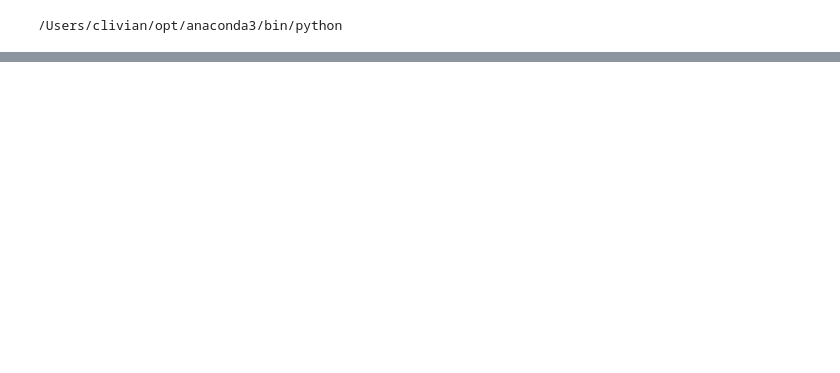
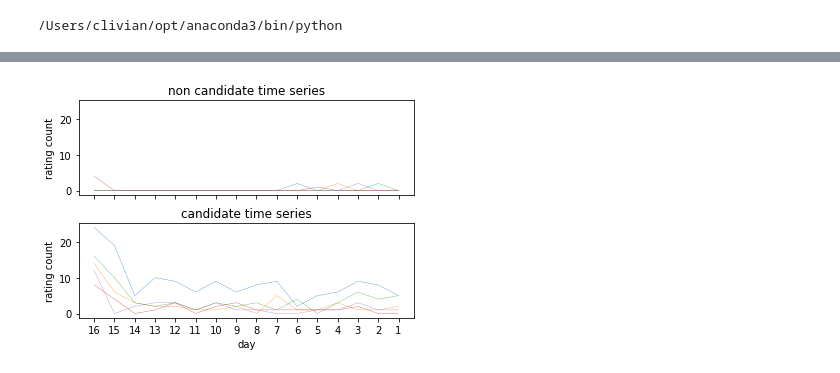
Before and after one commit to liguanlong/Final-Year-Project, a Jupyter notebook: customisedRecommender.ipynb, the cells around one changed output, grey strips where cells are left out. Cells and saved outputs as stored; diff of their text form; code cells hidden in the pictures; blank space fills up the shorter version.

```diff
--- a/customisedRecommender.ipynb
+++ b/customisedRecommender.ipynb
@@ -26,17 +20,0 @@ def date_minus(cur_date, delta):
-# %%
-cur_date = (2019, 10, 1)
-recent_ratings = {}
-for i in range(1, 15):
-    res_date = date_minus(cur_date, i)
-    recent_ratings[res_date] = daily_ratings[res_date]
-movies = {}
-day_n = 0
-for rating in recent_ratings:
-    print(rating)
-    for movie in recent_ratings[rating]:
-        if movies.get(movie, -1) == -1:
-            movies[movie] = [0] * 14
-            movies[movie][day_n] = len(recent_ratings[rating][movie])
-        movies[movie][day_n] += len(recent_ratings[rating][movie])
-    day_n += 1
-print(len(movies))
@@ -156,0 +56,79 @@ fig.savefig('./figures/non_candidate_movie_time_series', bbox_inches='tight', dp
+# %%
+def date_minus(cur_date, delta):
+    cur_date = datetime.date(cur_date[0], cur_date[1], cur_date[2])
+    res_date = cur_date - datetime.timedelta(delta)
+    res_date = str(res_date)
+    return int(res_date[0:4]), int(res_date[5:7]), int(res_date[8:10])
+cur_date = (2019, 1, 1)
+recent_ratings = {}
+plot_line_days = 16
+for i in range(1, 1 + plot_line_days):
+    res_date = date_minus(cur_date, i)
+    rating = daily_ratings.get(res_date, -1)
+    if rating != -1:
+        recent_ratings[res_date] = daily_ratings[res_date]
+    else:
+        recent_ratings[res_date] = {}
+movies = {}
+day_n = 0
+for rating in recent_ratings:
+    for movie in recent_ratings[rating]:
+        if movies.get(movie, -1) == -1:
+            movies[movie] = [0] * plot_line_days
+            movies[movie][day_n] = len(recent_ratings[rating][movie])
+        movies[movie][day_n] += len(recent_ratings[rating][movie])
+    day_n += 1
+print(len(movies))
+actual = daily_ratings[cur_date]
+candidates_actual = {}
+for movie in actual:
+    candidates_actual[movie] = len(actual[movie])
+user_activities = getUserActivities(actual)
+max_R = getMaxR(user_activities)
+print(max_R)
+interactions = {}
+for movie in movies:
+    interactions[movie] = sum(movies[movie])
+topMovieKeys = getTopN(interactions, 400)
+topMovieKeys.extend([-1] * max_R)
+r_precition = RPrecision(user_activities, topMovieKeys)
+print(r_precition)
+candidate_time_series = []
+for movie in movies:
+    if movie in candidates_actual:
+        temp = [i for i in movies[movie]]
+        temp.append(candidates_actual[movie])
+        if max(temp) >= 4:
+            candidate_time_series.append(temp)
+non_candidate_time_series = []
+for movie in movies:
+    if movie not in candidates_actual:
+        non_candidate_time_series.append(movies[movie])
+print(len(non_candidate_time_series))
+print(len(candidates_actual))
+print(len(movies))
+
+for i in range(10):
+    fig, axl = plt.subplots(2, sharex=True, sharey=True)
+    plt.subplots_adjust(hspace=0.3)
+    temp_x = [i for i in range(plot_line_days)]
+    x_loc = plticker.MultipleLocator(base=1)
+#     y_loc = plticker.MultipleLocator(base=10)
+    for ax in axl:
+        ax.xaxis.set_major_locator(x_loc)
+#         ax.yaxis.set_major_locator(y_loc)
+        ax.set_ylabel('rating count')
+        ax.set_xticklabels([''] + [(plot_line_days - i) for i in range(16)])
+    axl[0].set_title('non candidate time series', loc='center')
+    axl[1].set_title('candidate time series', loc='center')
+    axl[1].set_xlabel('day')
+    for series in random.sample(non_candidate_time_series, 5):
+        axl[0].plot(temp_x,
+                series,
+                linewidth=0.3)
+    for series in random.sample(candidate_time_series, 5):
+        axl[1].plot(temp_x,
+                series[0:plot_line_days],
+                linewidth=0.3)
+    fig.savefig('./figures/non_candidate_movie_time_series', bbox_inches='tight', dpi=300)
+# %% [output]
@@ -156,0 +141 @@ fig.savefig('./figures/non_candidate_movie_time_series', bbox_inches='tight', dp
+[figure, added]
```
Also changed, not shown: parts of 21 cells of this notebook, 29 other files.
